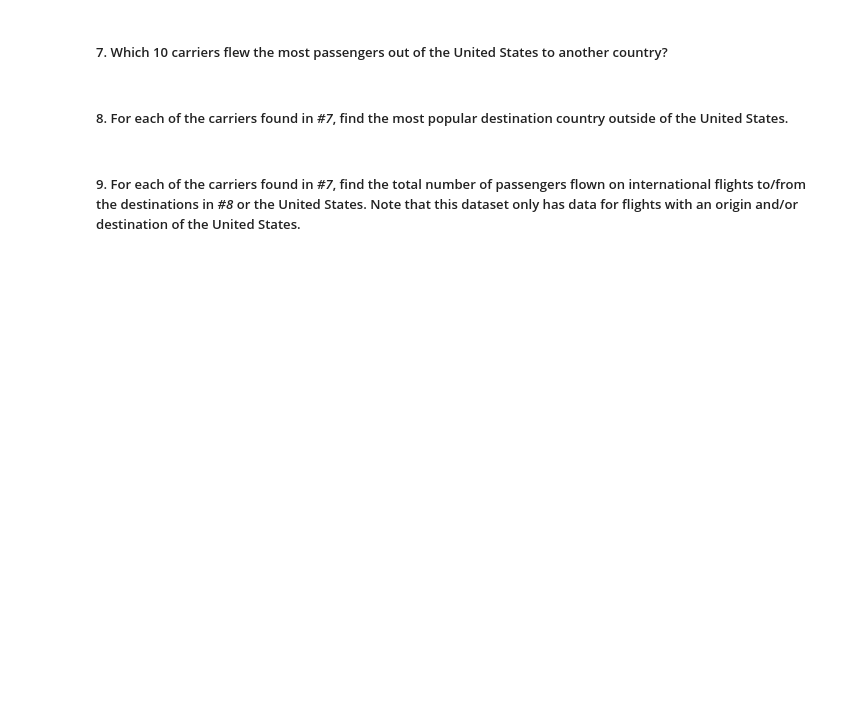
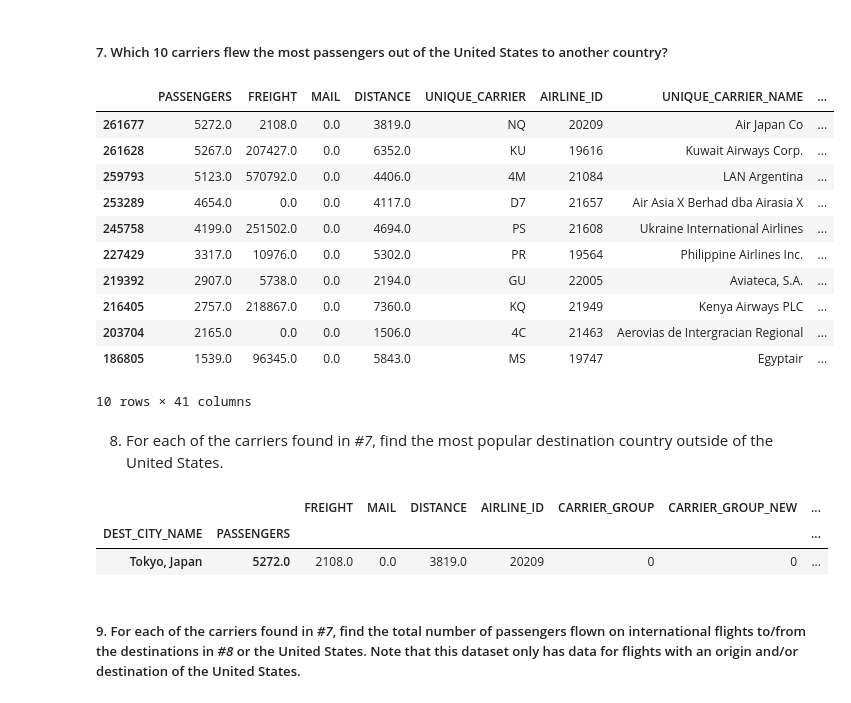
Before and after one commit to dmdigrande/dmdigrande.github.io, a Jupyter notebook: week1-assignment1-pandas-exercises.ipynb, the cells around one changed output. Cells and saved outputs as stored; diff of their text form; code cells hidden in the pictures; blank space fills up the shorter version.

```diff
--- a/week1-assignment1-pandas-exercises.ipynb
+++ b/week1-assignment1-pandas-exercises.ipynb
@@ -102,7 +154,41 @@ print(total_passengers)
 # %% [markdown]
 ##### 7. Which 10 carriers flew the most passengers out of the United States to another country?
+# %%
+unique_c= flights.drop_duplicates(subset=['CARRIER'])
+
+us_flights = unique_c[(unique_c['ORIGIN_COUNTRY_NAME'] == 'United States')]
+
+us_flights_sorted = us_flights.sort_values(by='PASSENGERS', ascending=False)
+
+us_flights_sorted.head(10)
+# %% [output]
+|  | PASSENGERS | FREIGHT | MAIL | DISTANCE | UNIQUE_CARRIER | AIRLINE_ID | UNIQUE_CARRIER_NAME | ... |
+| 261677 | 5272.0 | 2108.0 | 0.0 | 3819.0 | NQ | 20209 | Air Japan Co | ... |
+| 261628 | 5267.0 | 207427.0 | 0.0 | 6352.0 | KU | 19616 | Kuwait Airways Corp. | ... |
+| 259793 | 5123.0 | 570792.0 | 0.0 | 4406.0 | 4M | 21084 | LAN Argentina | ... |
+| 253289 | 4654.0 | 0.0 | 0.0 | 4117.0 | D7 | 21657 | Air Asia X Berhad dba Airasia X | ... |
+| 245758 | 4199.0 | 251502.0 | 0.0 | 4694.0 | PS | 21608 | Ukraine International Airlines | ... |
+| 227429 | 3317.0 | 10976.0 | 0.0 | 5302.0 | PR | 19564 | Philippine Airlines Inc. | ... |
+| 219392 | 2907.0 | 5738.0 | 0.0 | 2194.0 | GU | 22005 | Aviateca, S.A. | ... |
+| 216405 | 2757.0 | 218867.0 | 0.0 | 7360.0 | KQ | 21949 | Kenya Airways PLC | ... |
+| 203704 | 2165.0 | 0.0 | 0.0 | 1506.0 | 4C | 21463 | Aerovias de Intergracian Regional | ... |
+| 186805 | 1539.0 | 96345.0 | 0.0 | 5843.0 | MS | 19747 | Egyptair | ... |
+10 rows × 41 columns
 # %% [markdown]
-##### 8. For each of the carriers found in *#7*, find the most popular destination country outside of the United States.
+8. For each of the carriers found in *#7*, find the most popular destination country outside of the United States.
+# %%
+#source: https://stackoverflow.com/questions/39922986/how-do-i-pandas-group-by-to-get-sum
+
+popular_destination = us_flights[us_flights['DEST_COUNTRY_NAME'] != 'United States']
+
+popular_destination = popular_destination.groupby(['DEST_CITY_NAME','PASSENGERS']).sum()
+
+popular_destination = popular_destination.sort_values(by='PASSENGERS', ascending=False)
+popular_destination.head(1)
+# %% [output]
+|  |  | FREIGHT | MAIL | DISTANCE | AIRLINE_ID | CARRIER_GROUP | CARRIER_GROUP_NEW | ... |
+| DEST_CITY_NAME | PASSENGERS |  |  |  |  |  |  | ... |
+| Tokyo, Japan | 5272.0 | 2108.0 | 0.0 | 3819.0 | 20209 | 0 | 0 | ... |
 # %% [markdown]
 ##### 9. For each of the carriers found in *#7*, find the total number of passengers flown on international flights to/from the destinations in *#8* or the United States. Note that this dataset only has data for flights with an origin and/or destination of the United States.
 # %% [markdown]
```
Also changed, not shown: parts of 3 cells of this notebook.
